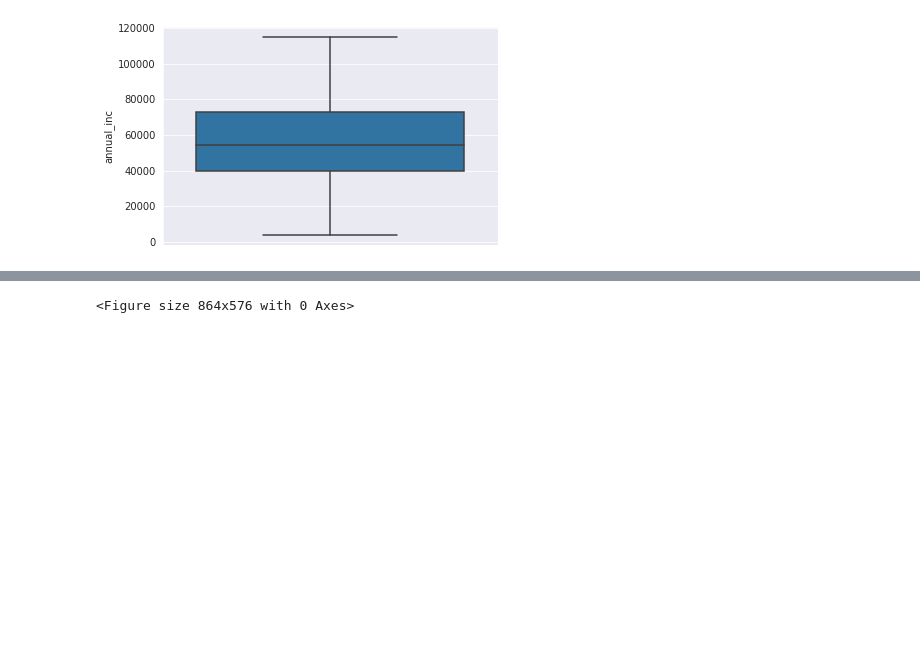
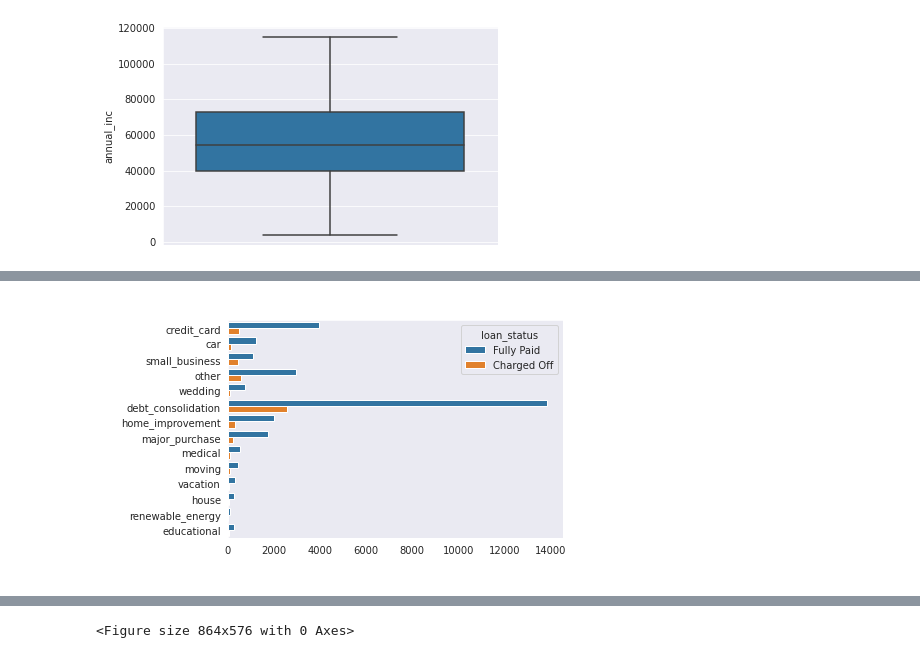
Before and after one commit to chitra-psg/lending-club, a Jupyter notebook: customer_loan_profile_analysis.ipynb, the cells around one changed output, grey strips where cells are left out. Cells and saved outputs as stored; diff of their text form; code cells hidden in the pictures; blank space fills up the shorter version.

```diff
--- a/customer_loan_profile_analysis.ipynb
+++ b/customer_loan_profile_analysis.ipynb
@@ -259,0 +291,8 @@ sns.boxplot( y="annual_inc",
+# %%
+chrt = sns.countplot(y="purpose", data=df_normalised_loan, hue='loan_status')
+chrt.set_title('Purpose Of Loan',fontsize=14,color='w')
+chrt.set_ylabel('Purpose Of Loan',fontsize=14,color = 'w')
+chrt.set_xlabel('No. of Loans',fontsize=14,color = 'w')
+plt.show()
+# %% [output]
+[figure, added]
```
Also changed, not shown: parts of 10 cells of this notebook.
